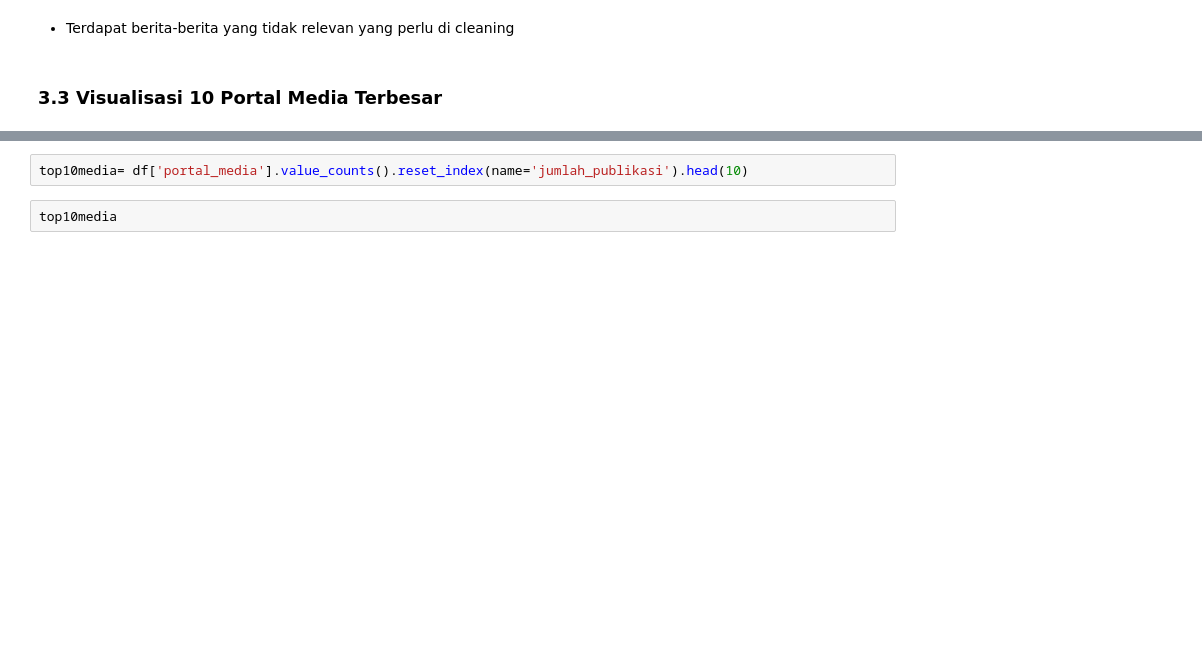
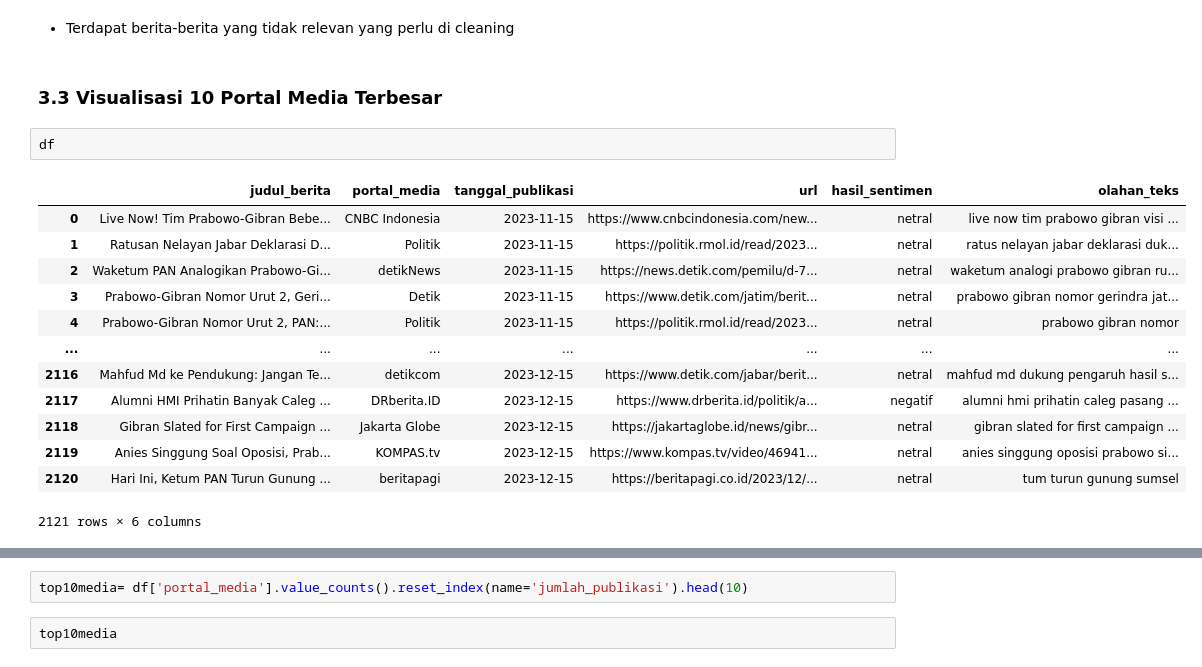
Before and after one commit to achmaddhani/sentiment-webscrape, a Jupyter notebook: draft_media.ipynb, the cells around one changed output, grey strips where cells are left out. Drawn from its saved outputs; the diff is of its cells as text; blank space fills up the shorter version.

Commit message:
updating twitter sentiment analysis

```diff
--- a/draft_media.ipynb
+++ b/draft_media.ipynb
@@ -204,3 +204,19 @@ df[df['hasil_sentimen'] == 'negatif'][['judul_berita', 'hasil_sentimen']].sample
 - Terdapat berita-berita yang tidak relevan yang perlu di cleaning
 # %% [markdown]
 ### 3.3 Visualisasi 10 Portal Media Terbesar
+# %%
+df
+# %% [output]
+|  | judul_berita | portal_media | tanggal_publikasi | url | hasil_sentimen | olahan_teks |
+| 0 | Live Now! Tim Prabowo-Gibran Bebe... | CNBC Indonesia | 2023-11-15 | https://www.cnbcindonesia.com/new... | netral | live now tim prabowo gibran visi ... |
+| 1 | Ratusan Nelayan Jabar Deklarasi D... | Politik | 2023-11-15 | https://politik.rmol.id/read/2023... | netral | ratus nelayan jabar deklarasi duk... |
+| 2 | Waketum PAN Analogikan Prabowo-Gi... | detikNews | 2023-11-15 | https://news.detik.com/pemilu/d-7... | netral | waketum analogi prabowo gibran ru... |
+| 3 | Prabowo-Gibran Nomor Urut 2, Geri... | Detik | 2023-11-15 | https://www.detik.com/jatim/berit... | netral | prabowo gibran nomor gerindra jat... |
+| 4 | Prabowo-Gibran Nomor Urut 2, PAN:... | Politik | 2023-11-15 | https://politik.rmol.id/read/2023... | netral | prabowo gibran nomor |
+| ... | ... | ... | ... | ... | ... | ... |
+| 2116 | Mahfud Md ke Pendukung: Jangan Te... | detikcom | 2023-12-15 | https://www.detik.com/jabar/berit... | netral | mahfud md dukung pengaruh hasil s... |
+| 2117 | Alumni HMI Prihatin Banyak Caleg ... | DRberita.ID | 2023-12-15 | https://www.drberita.id/politik/a... | negatif | alumni hmi prihatin caleg pasang ... |
+| 2118 | Gibran Slated for First Campaign ... | Jakarta Globe | 2023-12-15 | https://jakartaglobe.id/news/gibr... | netral | gibran slated for first campaign ... |
+| 2119 | Anies Singgung Soal Oposisi, Prab... | KOMPAS.tv | 2023-12-15 | https://www.kompas.tv/video/46941... | netral | anies singgung oposisi prabowo si... |
+| 2120 | Hari Ini, Ketum PAN Turun Gunung ... | beritapagi | 2023-12-15 | https://beritapagi.co.id/2023/12/... | netral | tum turun gunung sumsel |
+2121 rows × 6 columns
```
Also changed, not shown: parts of 12 cells of this notebook, 7 other files.
